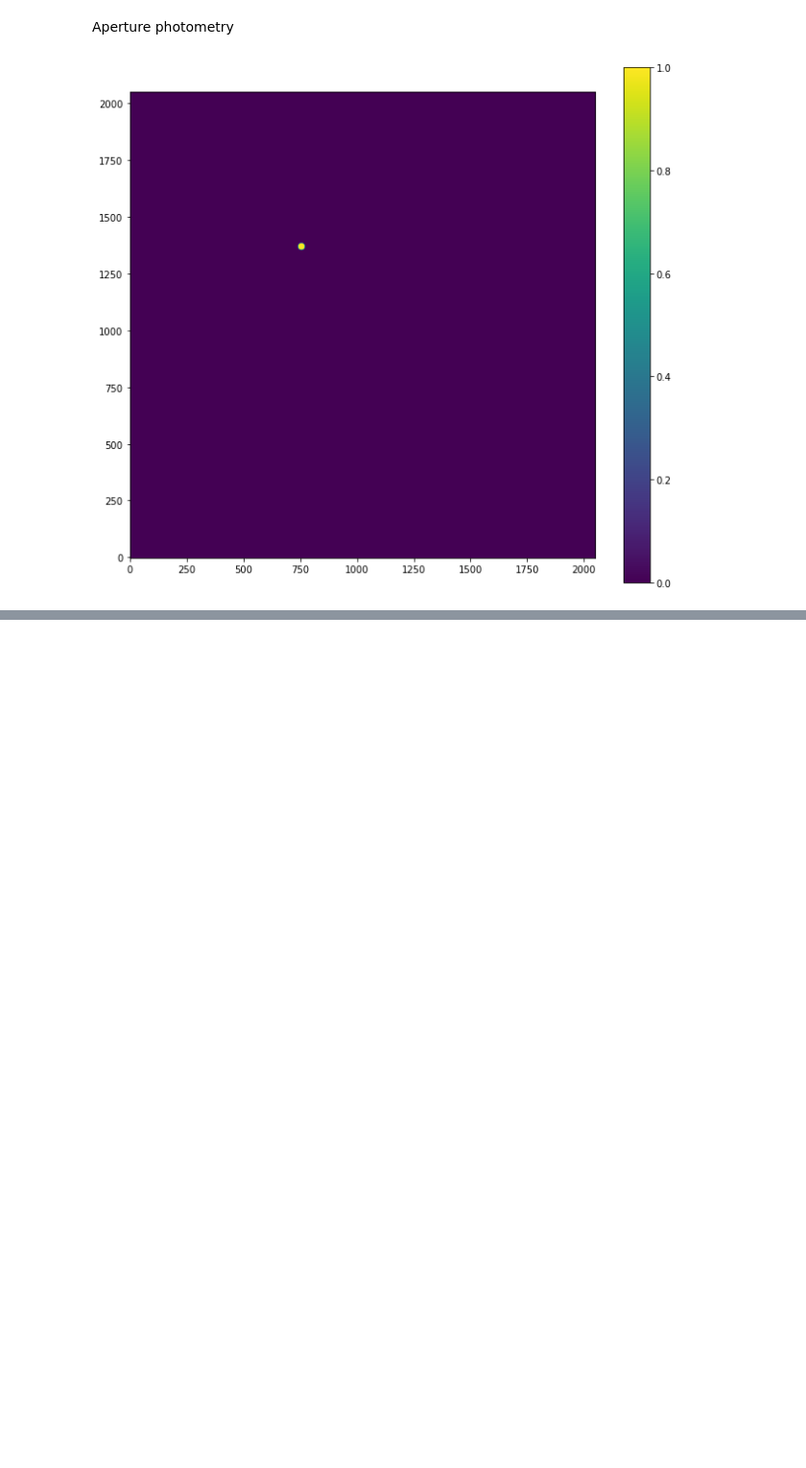
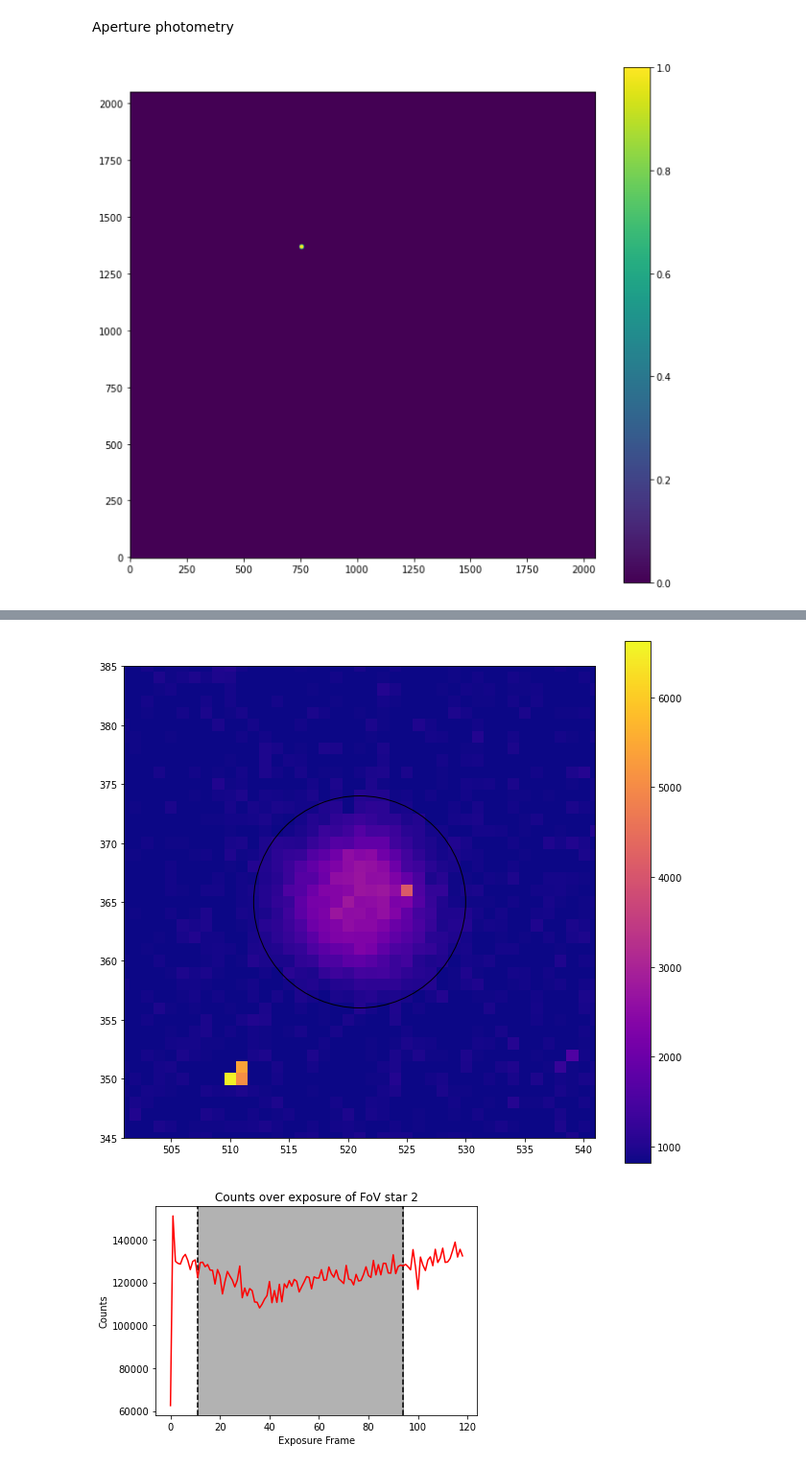
Before and after one commit to JoahanC/ay107project, a Jupyter notebook: ay107_finalproject.ipynb, the cells around one changed output, grey strips where cells are left out. Shown at 96% size. Drawn from its saved outputs; the diff is of its cells as text; code cells hidden in the pictures; blank space fills up the shorter version.

```diff
--- a/ay107_finalproject.ipynb
+++ b/ay107_finalproject.ipynb
@@ -298,0 +350,39 @@ Table length=119
+# %%
+fov2_x_center = 521 #515
+fov2_y_center = 365 #363
+
+red_science = (test_science - master_dark) / master_flat
+norm_rad = 12
+norm_frame = red_science[y_center-norm_rad:y_center+norm_rad, x_center-norm_rad:x_center+norm_rad]
+z1, z2 = z.get_limits(norm_frame)
+fig, ax = plt.subplots()
+fig.set_size_inches(11, 10)
+cbar = ax.imshow(red_science, origin="lower", norm=Normalize(z1, z2), cmap="plasma")
+targ_circle = plt.Circle((fov2_x_center, fov2_y_center), 9, fill=False)
+ax.add_patch(targ_circle)
+ax.set_xlim(fov2_x_center - 20, fov2_x_center + 20)
+ax.set_ylim(fov2_y_center - 20, fov2_y_center + 20)
+plt.colorbar(cbar);
+plt.show()
+
+fov2_counts = []
+for science_file in sorted_science_files:
+    science_data = fits.getdata(science_file)
+    red_science = (science_data - master_dark - master_sky) / master_flat
+    mask, n_pix = aperture_mask(height, width, 9, fov2_x_center, fov2_y_center)
+    count = np.nansum(np.multiply(red_science, mask))
+    fov2_counts.append(count)
+
+x = np.arange(len(sorted_science_files))
+fig, ax = plt.subplots()
+ax.axvline(11, linestyle="dashed", color="black")
+ax.axvline(94, linestyle="dashed", color="black")
+ax.axvspan(11, 94, color="black", alpha=0.3)
+ax.plot(x, fov2_counts, color="red");
+ax.set_xlabel("Exposure Frame")
+ax.set_ylabel("Counts");
+ax.set_title("Counts over exposure of FoV star 2")
+plt.show()
+# %% [output]
+[figure, added]
+[figure, added]
```
Also changed, not shown: parts of 6 cells of this notebook.
